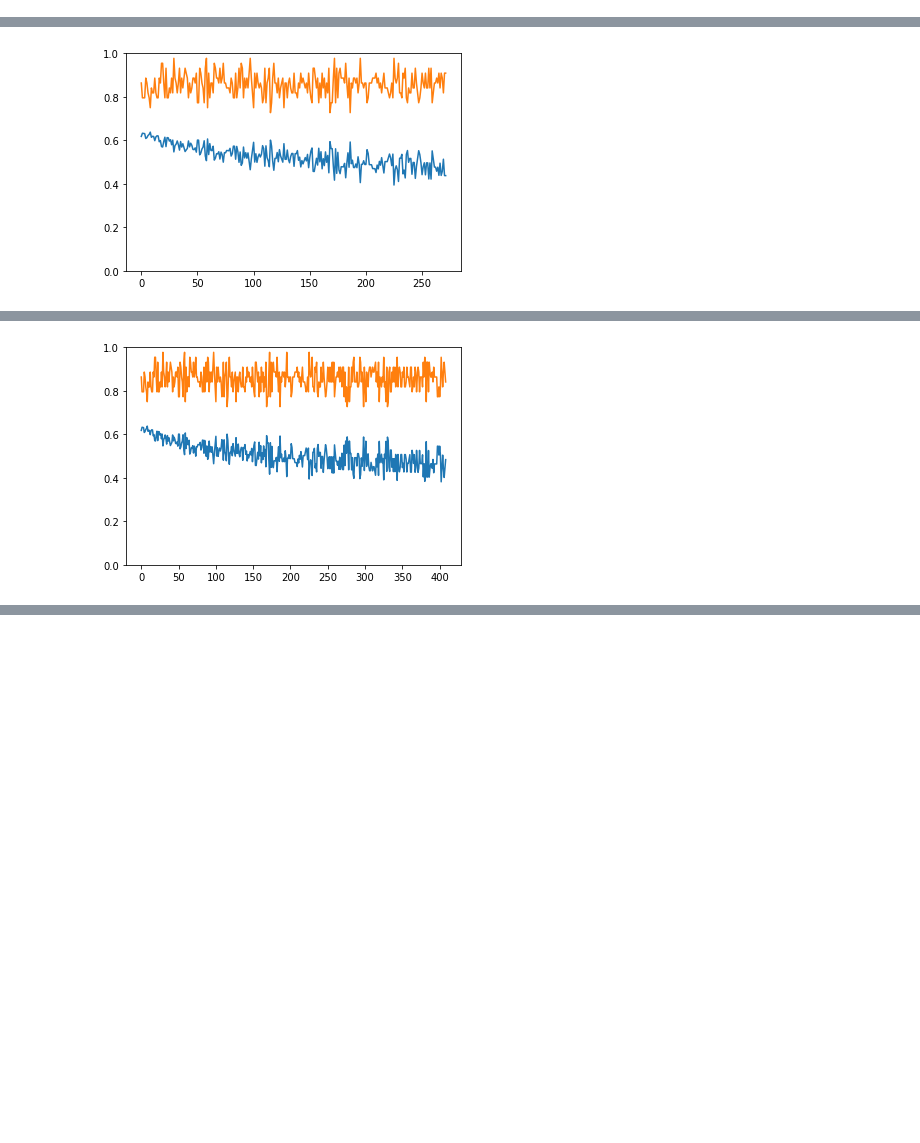
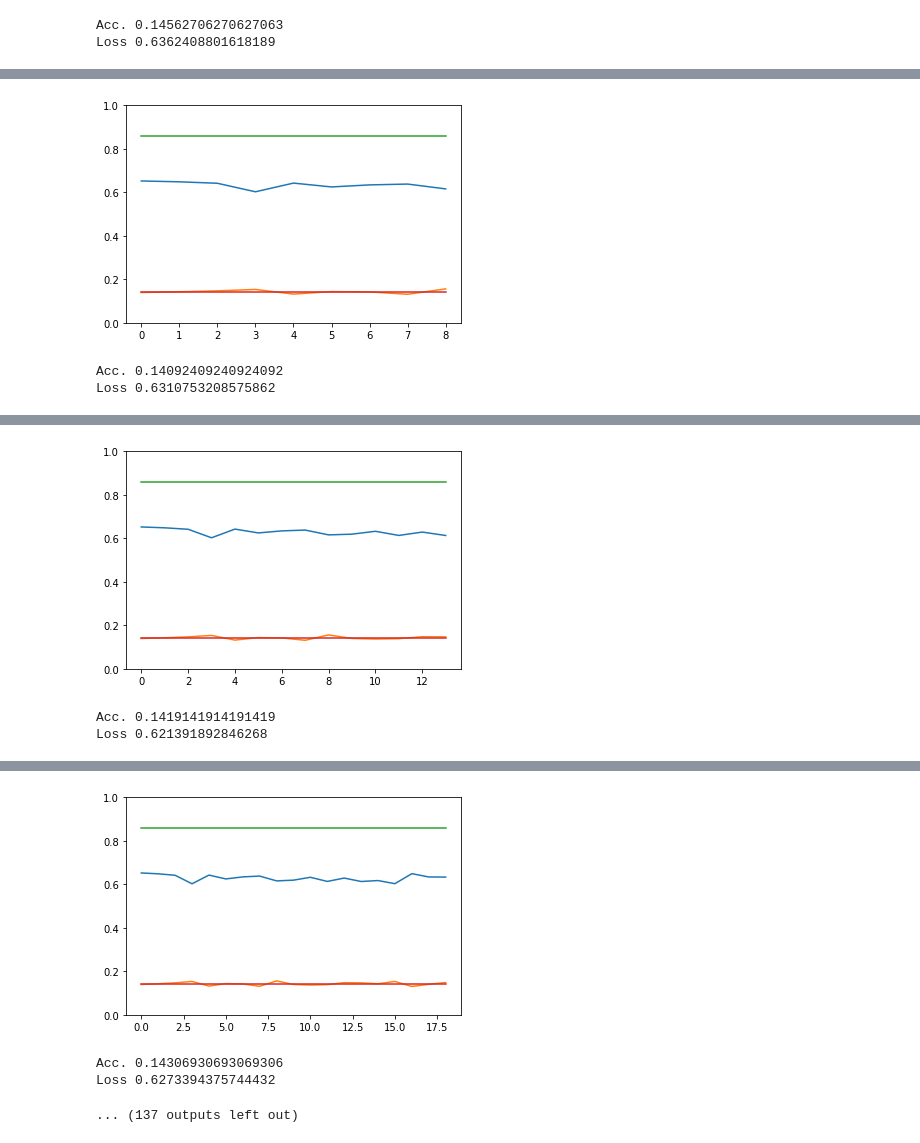
Before and after one commit to Joovvhan/programmers-ml-task, a Jupyter notebook: simple-model-test.ipynb, the cells around one changed output, grey strips where cells are left out. Drawn from its saved outputs; the diff is of its cells as text; code cells hidden in the pictures; blank space fills up the shorter version.

```diff
--- a/simple-model-test.ipynb
+++ b/simple-model-test.ipynb
@@ -10,6 +10,9 @@ from tqdm.notebook import tqdm
 import torch.nn.functional as F
 # %%
 from torch.utils.data import Dataset, DataLoader
+# %%
+if torch.cuda.is_available():
+    device = torch.device("cuda")
 # %%
 dataset_train = list()
 
@@ -128,18 +149,26 @@ def collate_function(data_input):
         user_skill_set = set(user_dict[person_id])
         vector = tagID2Vector(user_skill_set)
         person_tensor.append(vector)
+    person_tensor = torch.tensor(person_tensor)
 
     job_tensor = list()
     for job_id in job_id_list:
         vector = jobID2Vector(job_id)
         job_tensor.append(vector)
+    job_tensor = torch.tensor(job_tensor)
 
     answer_tensor = torch.tensor(answer)
 
-    return torch.tensor(person_tensor), torch.tensor(job_tensor), answer_tensor
+    com_size_tensor = list()
+    for job_id in job_id_list:
+        com_size_tensor.append(job_id_to_com_size_dict[job_id])
+    com_size_tensor = torch.unsqueeze(torch.tensor(com_size_tensor), 1) / 7
+
+
+    return person_tensor, job_tensor, answer_tensor, com_size_tensor
 # %%
 dataloader = DataLoader(dataset_train,
-                        batch_size=4,
+                        batch_size=12,
                         shuffle=True,
                         num_workers=4,
                         collate_fn=collate_function)
@@ -209,12 +290,20 @@ def accuracy(pred, label):
 
 
 # 모델 초기화
-model = Net()
+model = Net().to(device)
 
 # 옵티마이저 초기화
-optimizer = optim.SGD(model.parameters(), lr=0.001, momentum=0.9)
+# optimizer = optim.SGD(model.parameters(), lr=0.001, momentum=0.9)
+optimizer = optim.SGD(model.parameters(), lr=0.01, momentum=0.9)
 
-criterion = nn.CrossEntropyLoss()
+# weights = [1.0, 6.0]
+weights = [1.0, 24.0]
+# weights = [1.0, 12.0]
+
+class_weights = torch.FloatTensor(weights).cuda()
+criterion = nn.CrossEntropyLoss(weight=class_weights)
+
+# criterion = nn.CrossEntropyLoss()
 
 loss_history = list()
 acc_history = list()
@@ -222,9 +311,9 @@ acc_history = list()
 running_loss = list()
 running_acc = list()
 
-for i in range(60):
+for i in range(120):
 
-    for i, (p_tensor, j_tensor, a_tensor) in tqdm(enumerate(dataloader)):
+    for i, (p_tensor, j_tensor, a_tensor, c_tensor) in tqdm(enumerate(dataloader)):
 
     #     print(i)
     #     print(p_tensor.shape)
@@ -233,6 +322,7 @@ for i in range(60):
 
         p_tensor = torch.tensor(p_tensor, dtype=torch.float32)
         j_tensor = torch.tensor(j_tensor, dtype=torch.float32)
+        c_tensor = torch.tensor(c_tensor, dtype=torch.float32)
         a_tensor = torch.tensor(a_tensor, dtype=torch.int64)
 
         s_tensor = torch.clamp(j_tensor - p_tensor, 0, 1)
@@ -241,22 +331,22 @@ for i in range(60):
 
         model.zero_grad()
 
-        pred_tensor = model(input_tensor)
+        pred_tensor = model(input_tensor.to(device), c_tensor.to(device))
 
     #     pred_tensor = torch.tensor(pred_tensor, dtype=torch.float64)
 
     #     print(pred_tensor.dtype)
     #     print(a_tensor.dtype)
 
-        loss = criterion(pred_tensor, a_tensor)
+        loss = criterion(pred_tensor, a_tensor.to(device))
         loss.backward()
         optimizer.step()
 
         running_loss.append(loss.item())
-        running_acc.append(accuracy(pred_tensor.detach().numpy(),
-                           a_tensor.detach().numpy()))
+        running_acc.append(accuracy(pred_tensor.cpu().detach().numpy(),
+                           a_tensor.cpu().detach().numpy()))
 
-        if len(running_loss) > 10:
+        if len(running_loss) > 100:
             loss_history.append(np.mean(running_loss))
             acc_history.append(np.mean(running_acc))
             running_loss = list()
@@ -265,7 +355,12 @@ for i in range(60):
     plt.figure()
     plt.plot(loss_history)
     plt.plot(acc_history)
+    plt.plot([0.8571] * len(acc_history))
+    plt.plot([0.1428] * len(acc_history))
     plt.ylim([0, 1])
     plt.show()
+
+    print(f'Acc. {np.mean(acc_history[-5:])}')
+    print(f'Loss {np.mean(loss_history[-5:])}')
 # %% [output]
 [interactive output not drawn]
@@ -273,5 +368,15 @@ for i in range(60):
+Acc. 0.14562706270627063
+Loss 0.6362408801618189
 [interactive output not drawn]
-[figure, old version]
+[figure, new version]
+Acc. 0.14092409240924092
+Loss 0.6310753208575862
 [interactive output not drawn]
-[figure, old version]
+[figure, new version]
+Acc. 0.1419141914191419
+Loss 0.621391892846268
 [interactive output not drawn]
+[figure, added]
+Acc. 0.14306930693069306
+Loss 0.6273394375744432
+... (137 outputs left out)
```
Also changed, not shown: parts of 6 cells of this notebook, 7 other files.
